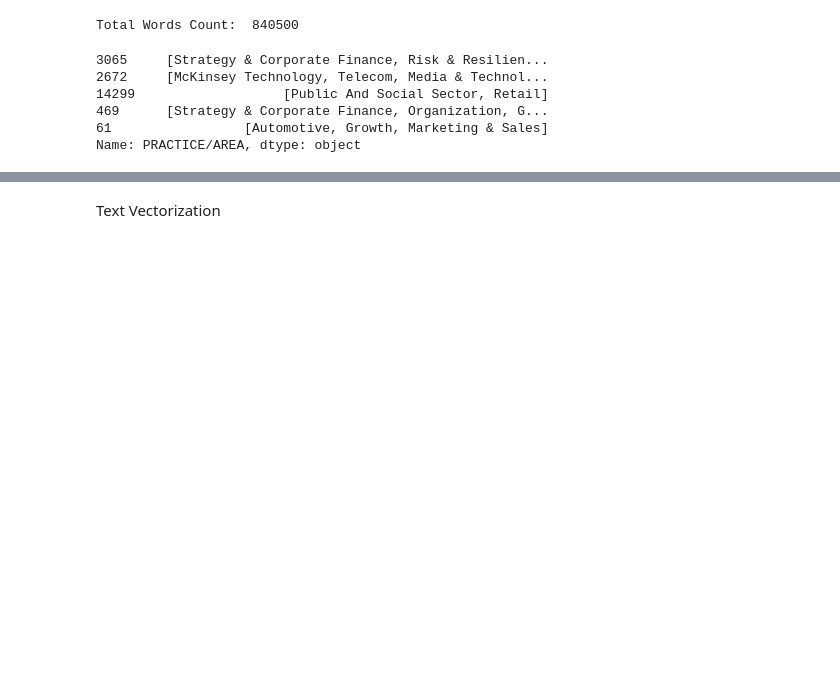
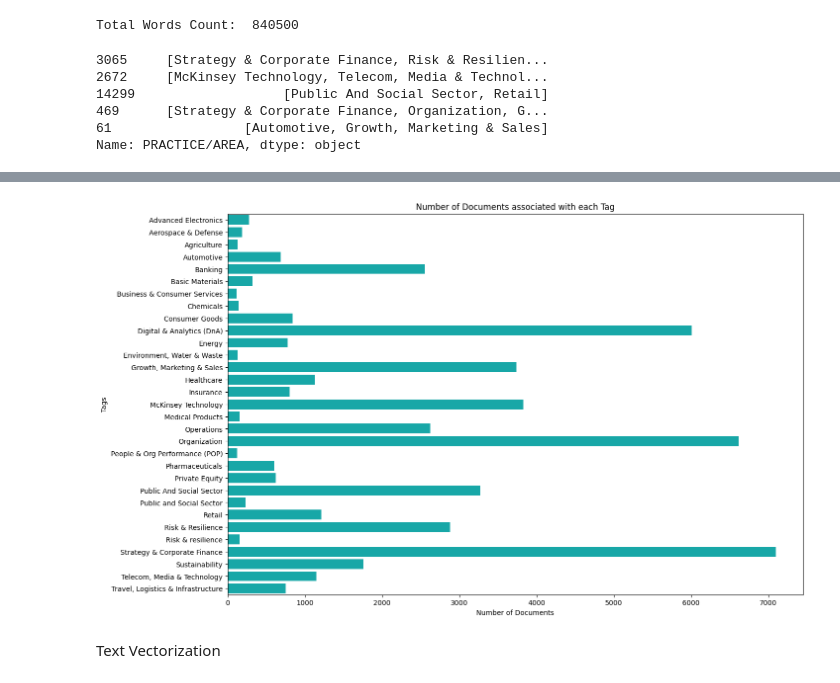
Before and after one commit to RiturajRaman15/React, a Jupyter notebook: ModelTraining.ipynb, the cells around one changed output, grey strips where cells are left out. Saved outputs shown, nothing was run; the diff lists cells and outputs as text; code cells hidden in the pictures; blank space fills up the shorter version.

```diff
--- a/ModelTraining.ipynb
+++ b/ModelTraining.ipynb
@@ -199,0 +213,11 @@ plt.show()
+# %%
+def drop_labels(y_train, y_test):
+    tag_counts = y_train.sum(numeric_only=True) + y_test.sum(numeric_only=True)
+    labels_to_drop = tag_counts = tag_counts[tag_counts < 100].index
+    y_train = y_train.drop(labels_to_drop, axis=1)
+    y_test = y_test.drop(labels_to_drop, axis=1)
+    return y_train, y_test
+# %%
+y_train_1_, y_test_1_ = drop_labels(y_train_1, y_test_1)
+tag_counts_ = y_train_1_.sum(numeric_only=True) + y_test_1_.sum(numeric_only=True)
+print("Label Count: ", tag_counts_.shape[0], "\n", tag_counts_)
@@ -200,3 +242,12 @@ plt.show()
+# %%
+plt.figure(figsize=(15, 10))
+sns.barplot(x=tag_counts_.values, y=tag_counts_.index, color="c")
+plt.xlabel("Number of Documents")
+plt.ylabel("Tags")
+plt.title("Number of Documents associated with each Tag")
+plt.show()
+# %% [output]
+[figure, added]
 # %% [markdown]
 Text Vectorization
 # %%
```
Also changed, not shown: parts of 14 cells of this notebook.
